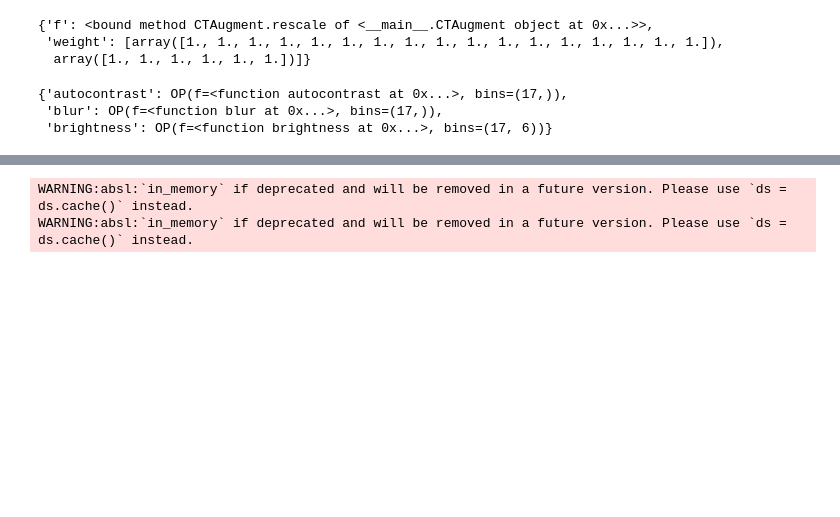
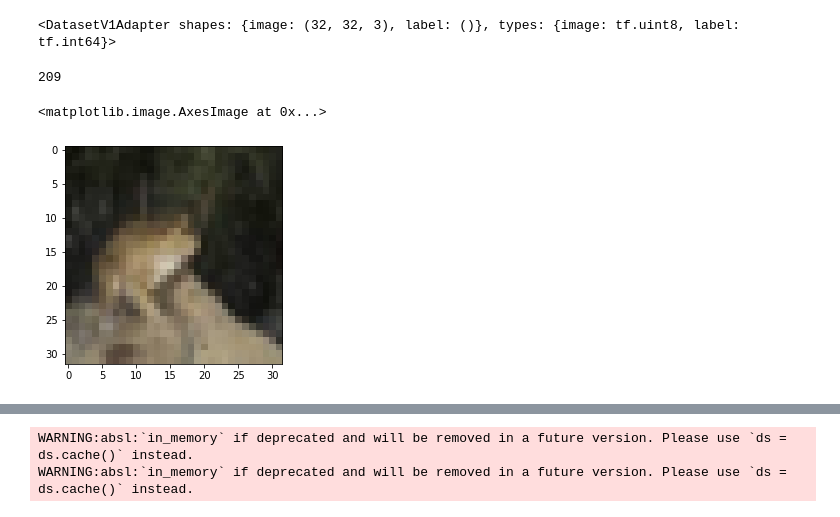
Before and after one commit to mimilazarova/dd2412_project_fixmatch_and_beyond, a Jupyter notebook: src/FixMatch_mimi.ipynb, the cells around one changed output, grey strips where cells are left out. Drawn from its saved outputs; the diff is of its cells as text; code cells hidden in the pictures; blank space fills up the shorter version.

```diff
--- a/src/FixMatch_mimi.ipynb
+++ b/src/FixMatch_mimi.ipynb
@@ -339,45 +341,19 @@ class CTAugment:
       param = self.get_param(-0.3, 0.3, bin)
       delta = (2 * param - 1) * 0.3
       return x.transform(x.size, Image.AFFINE, (1, 0, 0, 0, 1, delta))
-# %%
-x = CTAugment()
-options = list(x.AUG_DICT.keys())
-choices = [x.AUG_DICT[options[i]] for i in np.random.choice(np.arange(x.N), x.n_xform)]
-x.AUG_DICT['rescale']
-# %% [output]
-{'f': <bound method CTAugment.rescale of <__main__.CTAugment object at 0x...>>,
- 'weight': [array([1., 1., 1., 1., 1., 1., 1., 1., 1., 1., 1., 1., 1., 1., 1., 1., 1.]),
-  array([1., 1., 1., 1., 1., 1.])]}
-# %%
-from collections import namedtuple
-
-OPS = {}
-OP = namedtuple('OP', ('f', 'bins'))
-Sample = namedtuple('Sample', ('train', 'probe'))
-
-
-def register(*bins):
-    def wrap(f):
-        OPS[f.__name__] = OP(f, bins)
-        return f
-
-    return wrap
-
-@register(17)
-def autocontrast(x, level):
-    pass
-
-
-@register(17)
-def blur(x, level):
-    pass
-
-@register(17, 6)
-def brightness(x, brightness):
-    pass
-
-OPS
-# %% [output]
-{'autocontrast': OP(f=<function autocontrast at 0x...>, bins=(17,)),
- 'blur': OP(f=<function blur at 0x...>, bins=(17,)),
- 'brightness': OP(f=<function brightness at 0x...>, bins=(17, 6))}
+# %%
+ds = tfds.load('cifar10', split="train")
+ds
+# %% [output]
+<DatasetV1Adapter shapes: {image: (32, 32, 3), label: ()}, types: {image: tf.uint8, label: tf.int64}>
+# %%
+for example in ds.take(5):
+  image, label = example["image"], example["label"]
+
+print(np.max(image))
+
+plt.imshow(image)
+# %% [output]
+209
+<matplotlib.image.AxesImage at 0x...>
+[figure, added]
```
Also changed, not shown: parts of 5 cells of this notebook.
